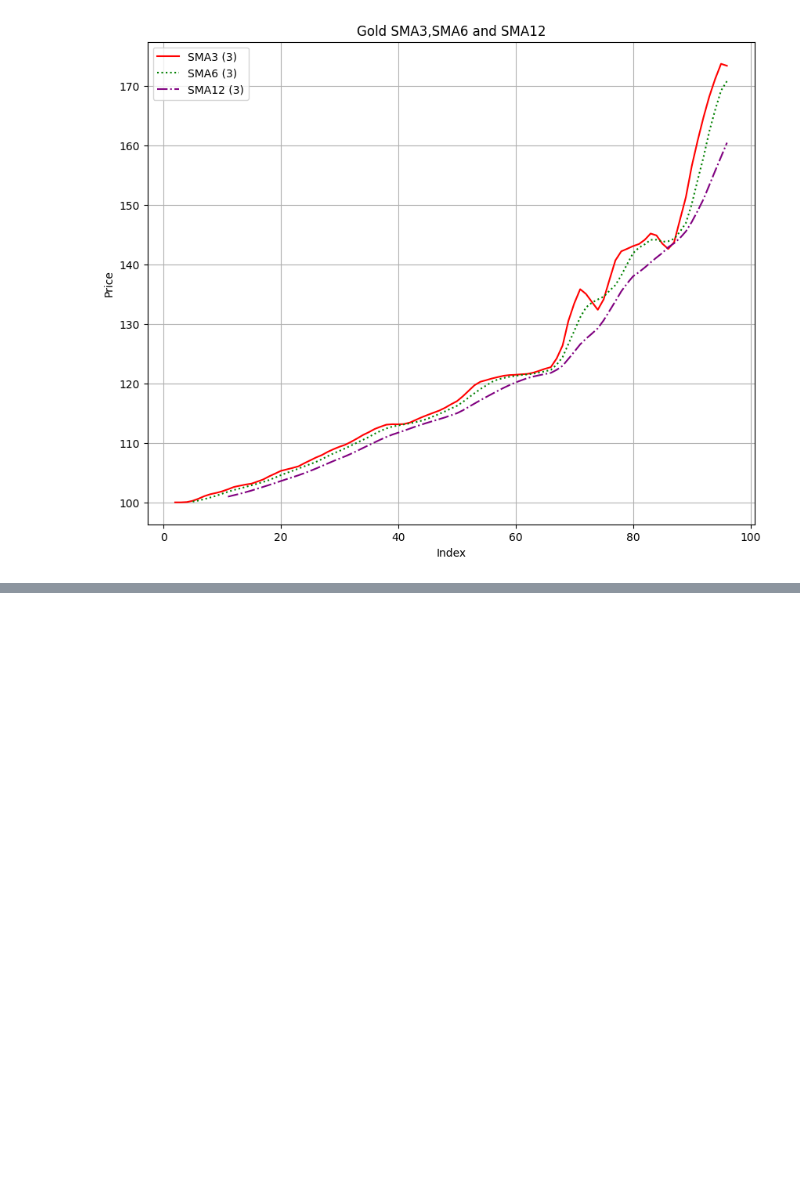
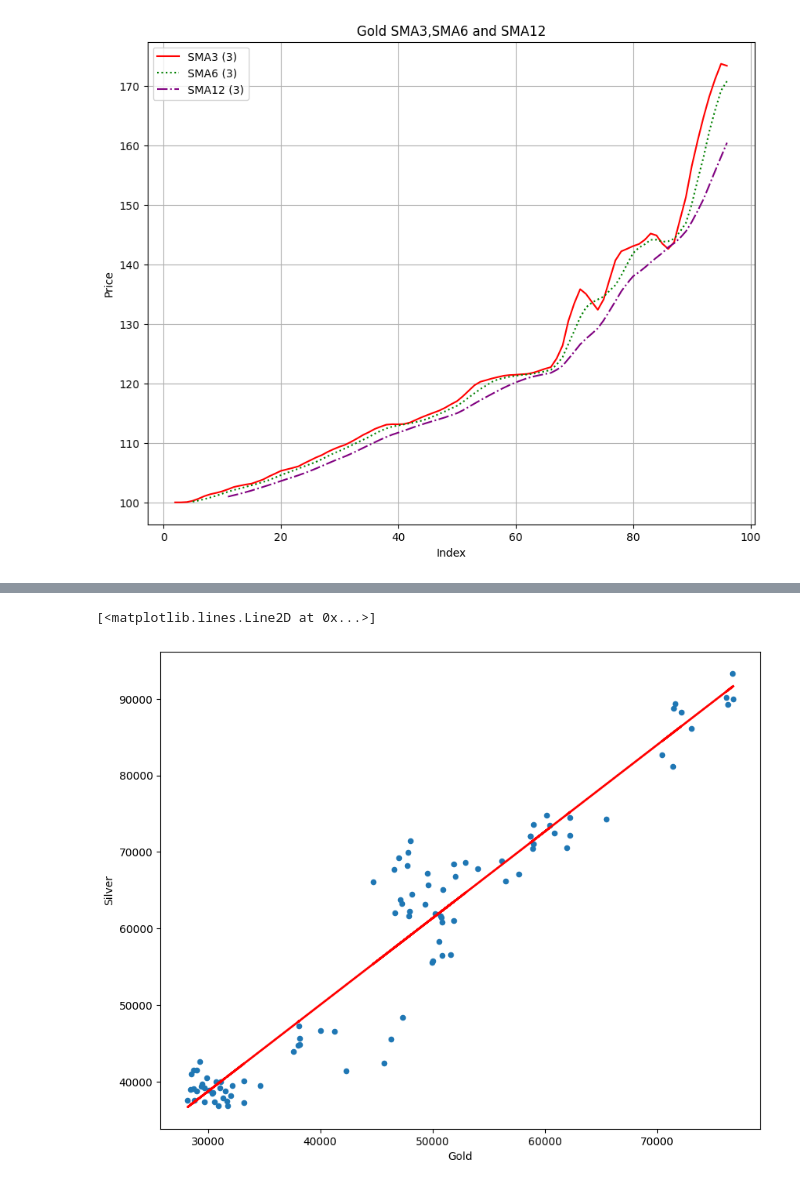
Before and after one commit to jayanthbagare/finpy, a Jupyter notebook: mean_reversion.ipynb, the cells around one changed output, grey strips where cells are left out. Drawn from its saved outputs; the diff is of its cells as text; code cells hidden in the pictures; blank space fills up the shorter version.

```diff
--- a/mean_reversion.ipynb
+++ b/mean_reversion.ipynb
@@ -363,0 +385,7 @@ plt.show()
+# %%
+reg = np.polyfit(df_gold_silver['Gold'],df_gold_silver['Silver'],deg=1)
+ax = df_gold_silver.plot(kind='scatter',x='Gold',y='Silver',figsize=(10,8))
+ax.plot(df_gold_silver['Gold'],np.polyval(reg,df_gold_silver['Gold']),'r',lw=2)
+# %% [output]
+[<matplotlib.lines.Line2D at 0x...>]
+[figure, added]
```
Also changed, not shown: parts of 4 cells of this notebook.
